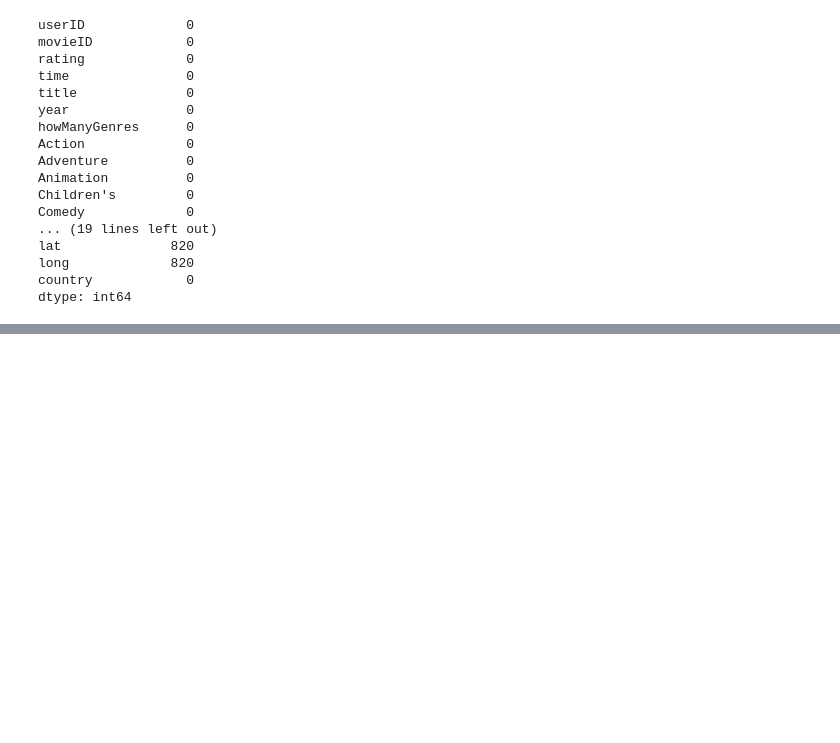
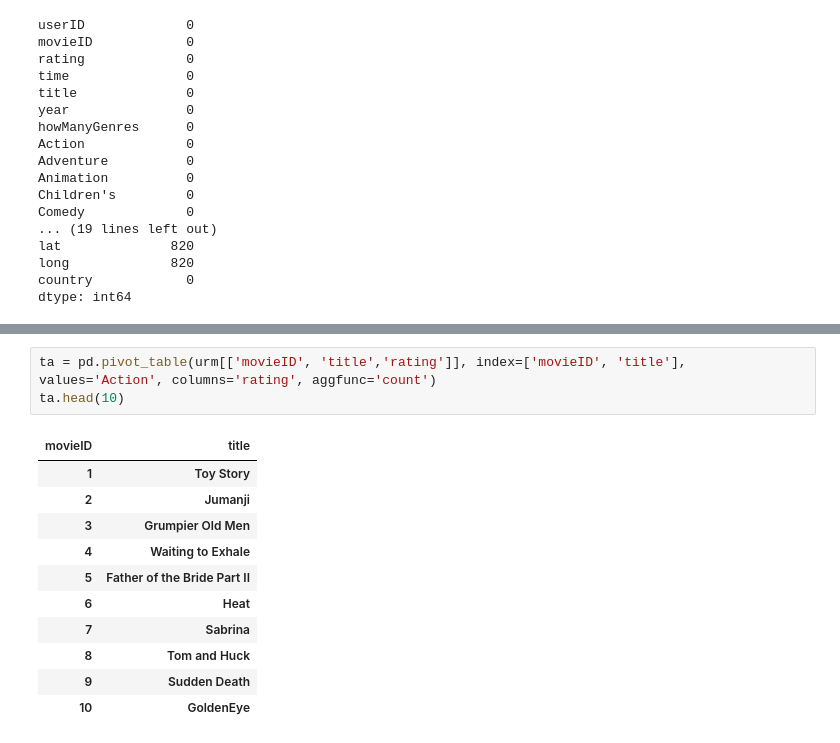
Before and after one commit to nicolagennaro/pussy-project, a Jupyter notebook: Join.ipynb, the cells around one changed output, grey strips where cells are left out. Drawn from its saved outputs; the diff is of its cells as text; blank space fills up the shorter version.

```diff
--- a/Join.ipynb
+++ b/Join.ipynb
@@ -118,0 +322,15 @@ dtype: int64
+# %%
+ta = pd.pivot_table(urm[['movieID', 'title','rating']], index=['movieID', 'title'], values='Action', columns='rating', aggfunc='count')
+ta.head(10)
+# %% [output]
+| movieID | title |
+| 1 | Toy Story |
+| 2 | Jumanji |
+| 3 | Grumpier Old Men |
+| 4 | Waiting to Exhale |
+| 5 | Father of the Bride Part II |
+| 6 | Heat |
+| 7 | Sabrina |
+| 8 | Tom and Huck |
+| 9 | Sudden Death |
+| 10 | GoldenEye |
```
Also changed, not shown: parts of 32 cells of this notebook, 1 other file.
